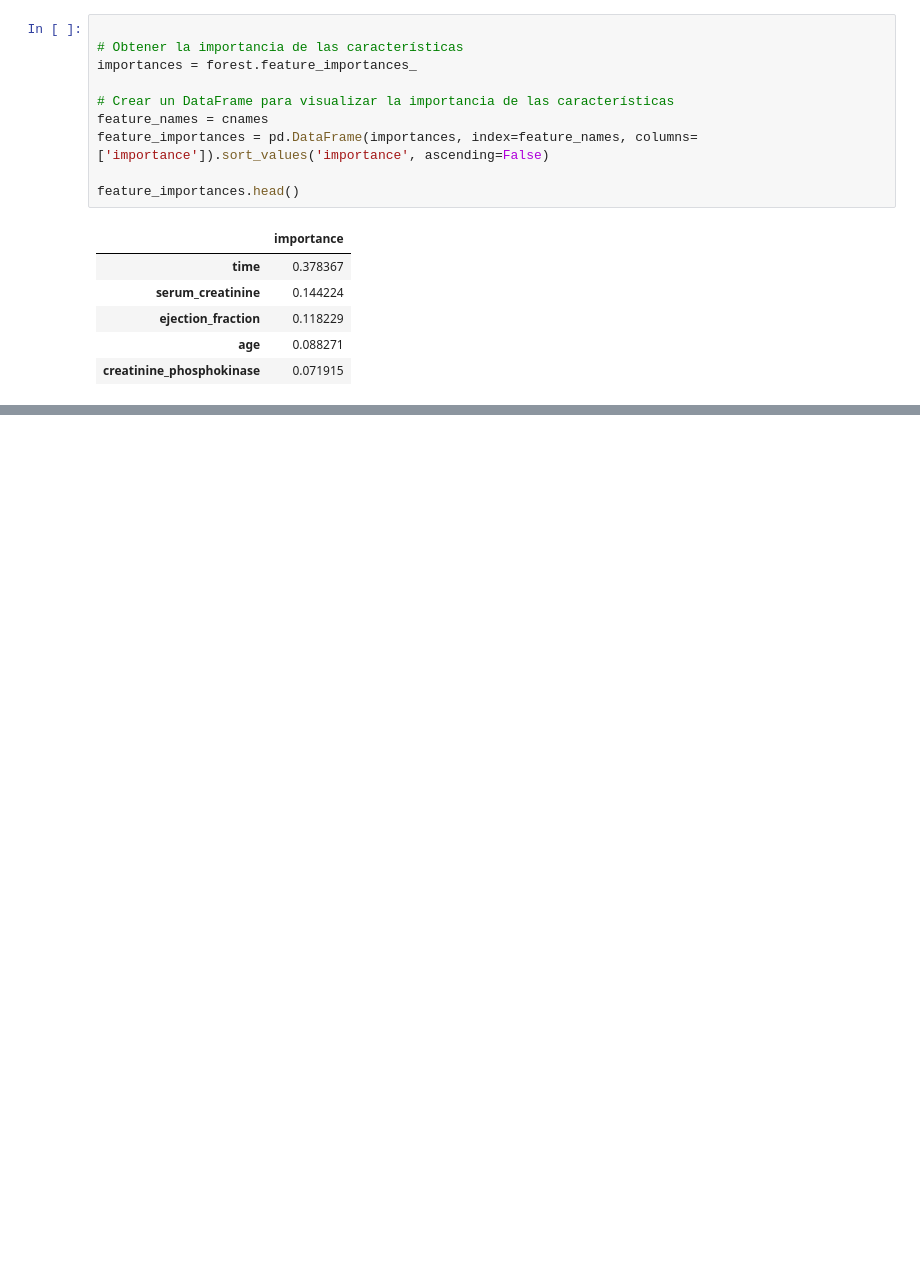
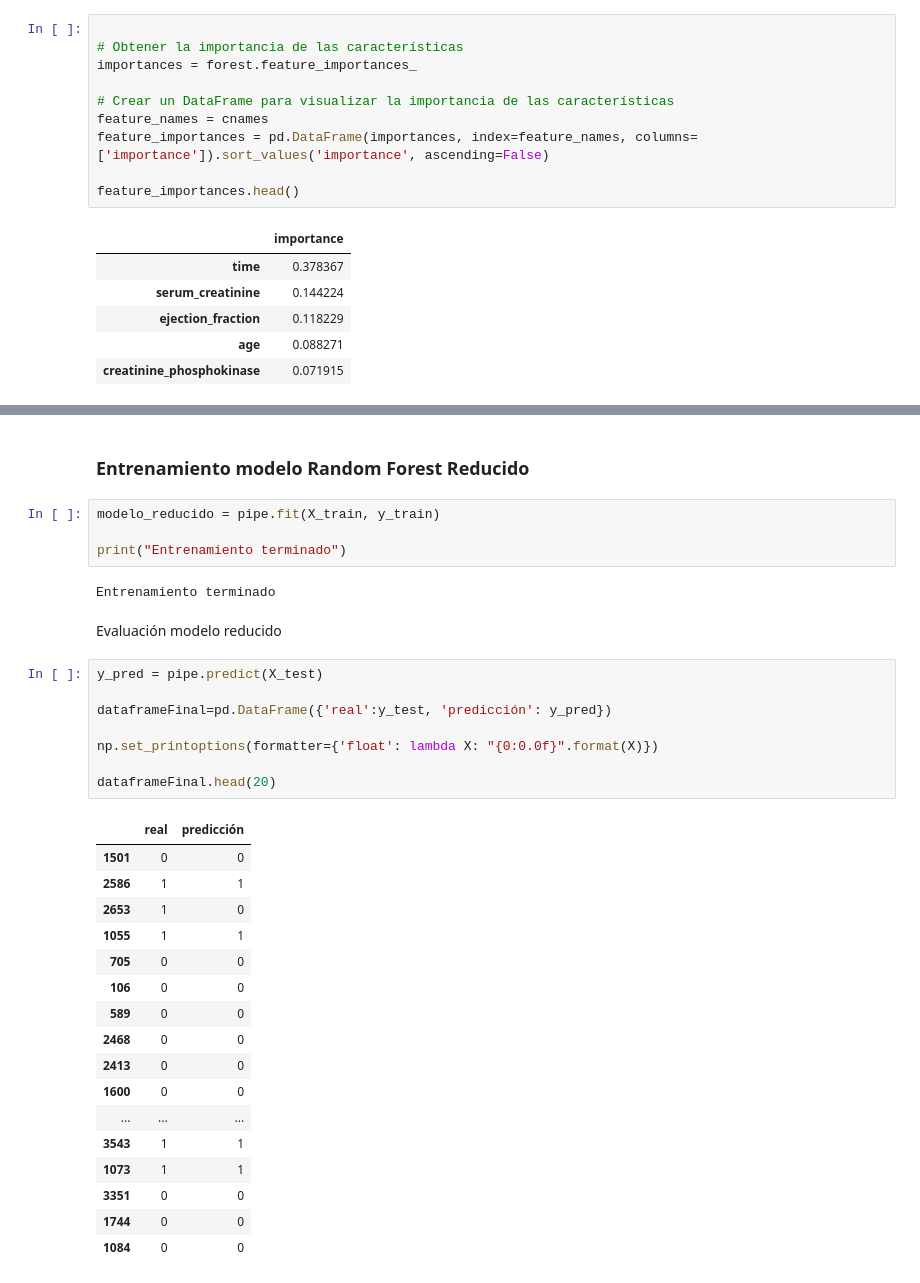
Before and after one commit to juandtap/ML_Random_Forest_SVM, a Jupyter notebook: ML_clasificacion_random_forest_svm_FASE2.ipynb, the cells around one changed output, grey strips where cells are left out. Cells and saved outputs as stored; diff of their text form; blank space fills up the shorter version.

```diff
--- a/ML_clasificacion_random_forest_svm_FASE2.ipynb
+++ b/ML_clasificacion_random_forest_svm_FASE2.ipynb
@@ -320,0 +371,36 @@ feature_importances.head()
+# %% [markdown]
+### Entrenamiento modelo Random Forest Reducido
+# %%
+modelo_reducido = pipe.fit(X_train, y_train)
+
+print("Entrenamiento terminado")
+# %% [output]
+Entrenamiento terminado
+# %% [markdown]
+Evaluación modelo reducido
+# %%
+y_pred = pipe.predict(X_test)
+
+dataframeFinal=pd.DataFrame({'real':y_test, 'predicción': y_pred})
+
+np.set_printoptions(formatter={'float': lambda X: "{0:0.0f}".format(X)})
+
+dataframeFinal.head(20)
+# %% [output]
+|  | real | predicción |
+| 1501 | 0 | 0 |
+| 2586 | 1 | 1 |
+| 2653 | 1 | 0 |
+| 1055 | 1 | 1 |
+| 705 | 0 | 0 |
+| 106 | 0 | 0 |
+| 589 | 0 | 0 |
+| 2468 | 0 | 0 |
+| 2413 | 0 | 0 |
+| 1600 | 0 | 0 |
+| ... | ... | ... |
+| 3543 | 1 | 1 |
+| 1073 | 1 | 1 |
+| 3351 | 0 | 0 |
+| 1744 | 0 | 0 |
+| 1084 | 0 | 0 |
```
Also changed, not shown: parts of 23 cells of this notebook, 2 other files.
